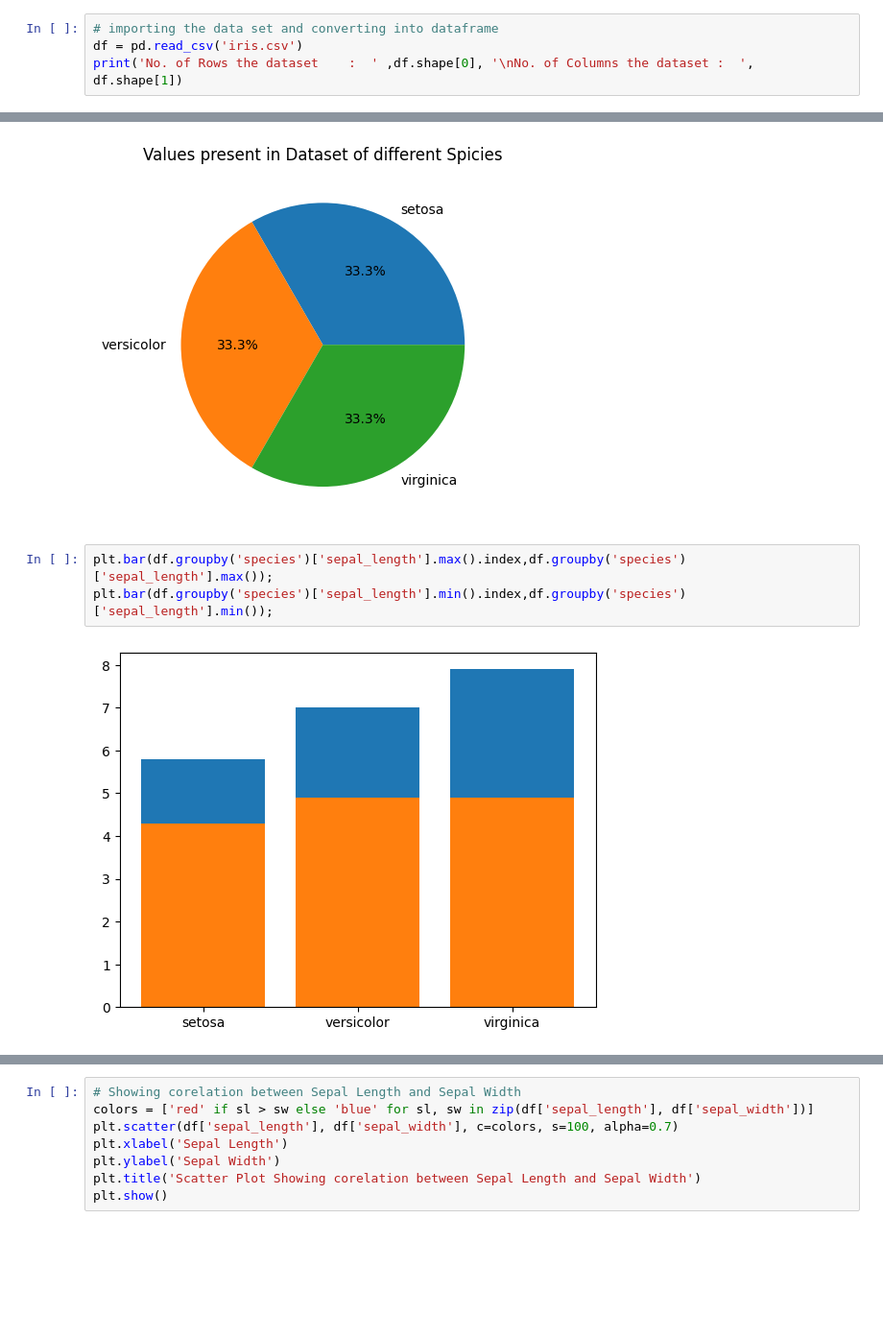
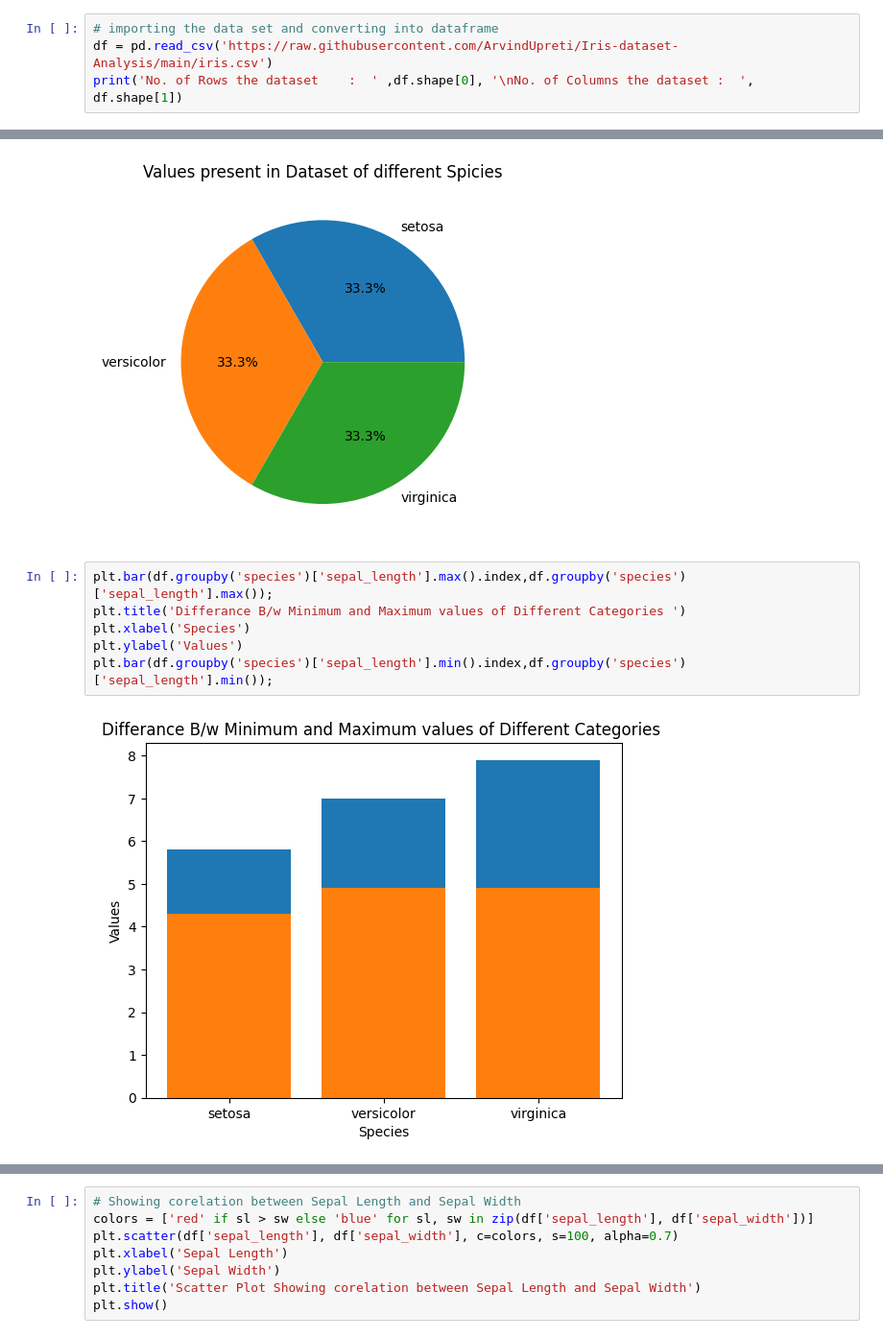
Before and after one commit to ArvindUpreti/Iris-dataset-Analysis, a Jupyter notebook: Iris Data Project.ipynb, the cells around one changed output, grey strips where cells are left out. Shown: that part at 96% size. Saved outputs shown, nothing was run; the diff lists cells and outputs as text; blank space fills up the shorter version.

```diff
--- a/Iris Data Project.ipynb
+++ b/Iris Data Project.ipynb
@@ -15,6 +20,6 @@ w.filterwarnings("ignore")
 # %%
 # importing the data set and converting into dataframe
-df = pd.read_csv('iris.csv')
+df = pd.read_csv('https://raw.githubusercontent.com/ArvindUpreti/Iris-dataset-Analysis/main/iris.csv')
 print('No. of Rows the dataset    :  ' ,df.shape[0], '\nNo. of Columns the dataset :  ', df.shape[1])
 # %% [output]
 No. of Rows the dataset    :   150
@@ -224,6 +229,9 @@ plt.show()
 [figure]
 # %%
 plt.bar(df.groupby('species')['sepal_length'].max().index,df.groupby('species')['sepal_length'].max());
+plt.title('Differance B/w Minimum and Maximum values of Different Categories ')
+plt.xlabel('Species')
+plt.ylabel('Values')
 plt.bar(df.groupby('species')['sepal_length'].min().index,df.groupby('species')['sepal_length'].min());
 # %% [output]
-[figure, old version]
+[figure, new version]
```
Also changed, not shown: parts of 12 cells of this notebook.
